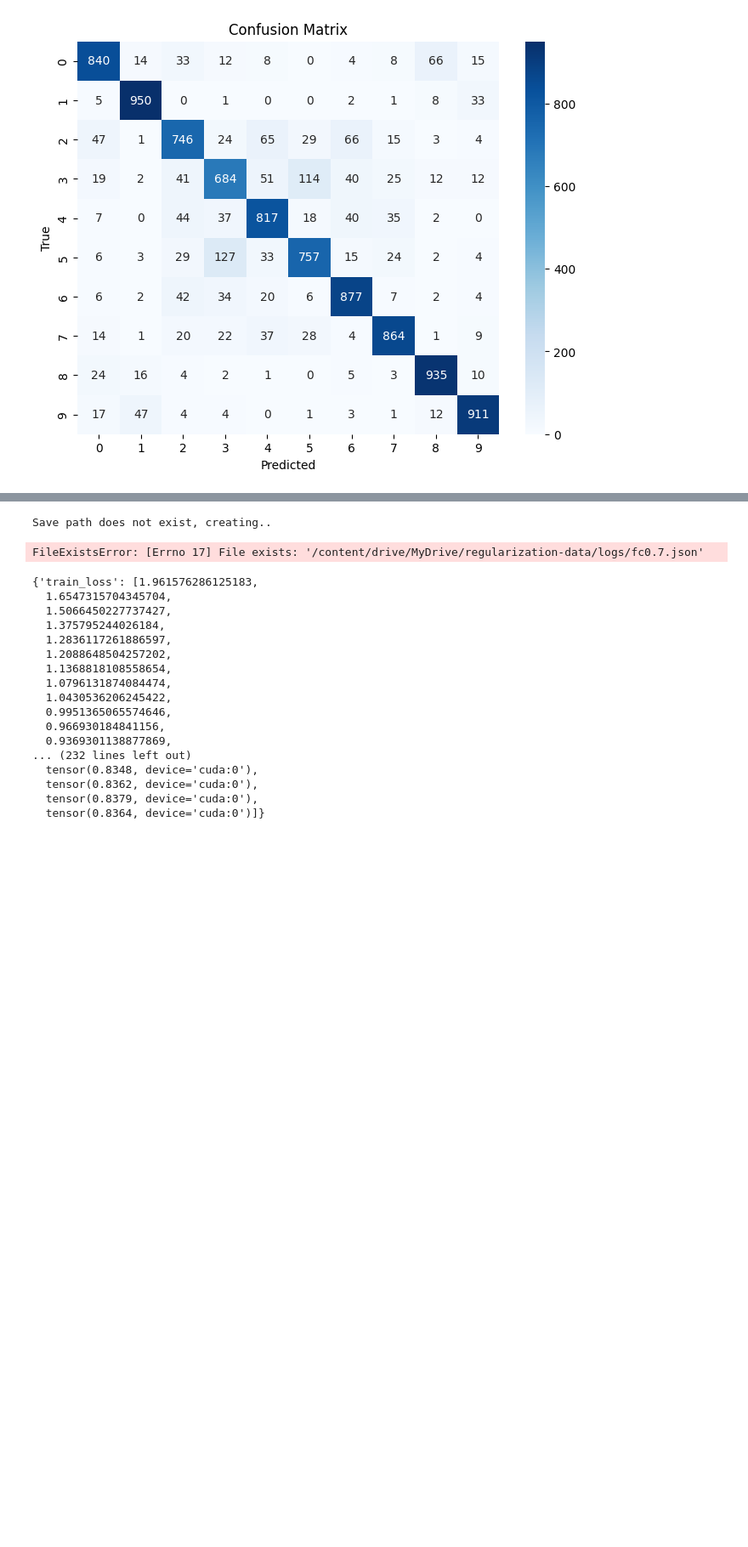
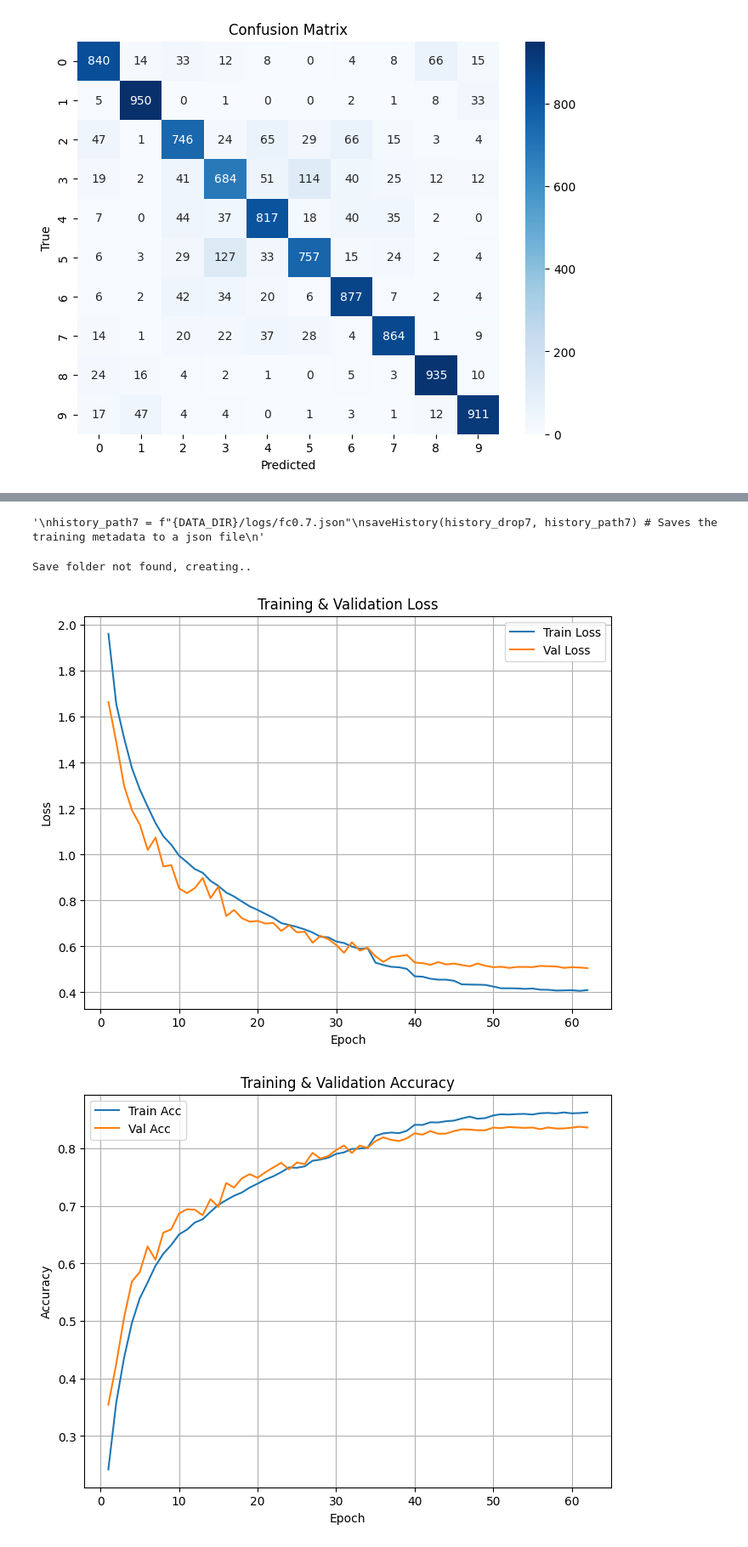
Before and after one commit to fw7th/regularization-ml, a Jupyter notebook: notebooks/02_fc_dropout.ipynb, the cells around one changed output, grey strips where cells are left out. Shown at 85% size. Saved outputs shown, nothing was run; the diff lists cells and outputs as text; code cells hidden in the pictures; blank space fills up the shorter version.

```diff
--- a/notebooks/02_fc_dropout.ipynb
+++ b/notebooks/02_fc_dropout.ipynb
@@ -377,26 +275,24 @@ Epoch 12/70
 # %%
+"""
 history_path7 = f"{DATA_DIR}/logs/fc0.7.json"
 saveHistory(history_drop7, history_path7) # Saves the training metadata to a json file
+"""
 # %% [output]
-Save path does not exist, creating..
+'\nhistory_path7 = f"{DATA_DIR}/logs/fc0.7.json"\nsaveHistory(history_drop7, history_path7) # Saves the training metadata to a json file\n'
-FileExistsError: [Errno 17] File exists: '/content/drive/MyDrive/regularization-data/logs/fc0.7.json'
-# %%
-history_drop7
-# %% [output]
-{'train_loss': [1.961576286125183,
-  1.6547315704345704,
-  1.5066450227737427,
-  1.375795244026184,
-  1.2836117261886597,
-  1.2088648504257202,
-  1.1368818108558654,
-  1.0796131874084474,
-  1.0430536206245422,
-  0.9951365065574646,
-  0.966930184841156,
-  0.9369301138877869,
-... (232 lines left out)
-  tensor(0.8348, device='cuda:0'),
-  tensor(0.8362, device='cuda:0'),
-  tensor(0.8379, device='cuda:0'),
-  tensor(0.8364, device='cuda:0')]}
+# %%
+visuals_folder7 = f"{DATA_DIR}/visualizations/fc0.7"
+weights_path = f"{DATA_DIR}/weights/fc0.7.pth"
+fc7model = loadWeights(drop_7_model, weights_path)
+
+fc7_json = f"{DATA_DIR}/logs/fc0.7.json"
+fc7_data = readJson(fc7_json)
+# %%
+train_losses_fc7 = fc7_data["train_loss"]
+val_losses_fc7 = fc7_data["val_loss"]
+train_accs_fc7 = fc7_data["train_acc"]
+val_accs_fc7 = fc7_data["val_acc"]
+plotCurves(train_losses_fc7, val_losses_fc7, train_accs_fc7, val_accs_fc7, visuals_folder7)
+# %% [output]
+Save folder not found, creating..
+[figure, added]
+[figure, added]
```
Also changed, not shown: parts of 16 cells of this notebook, 2 other files.
